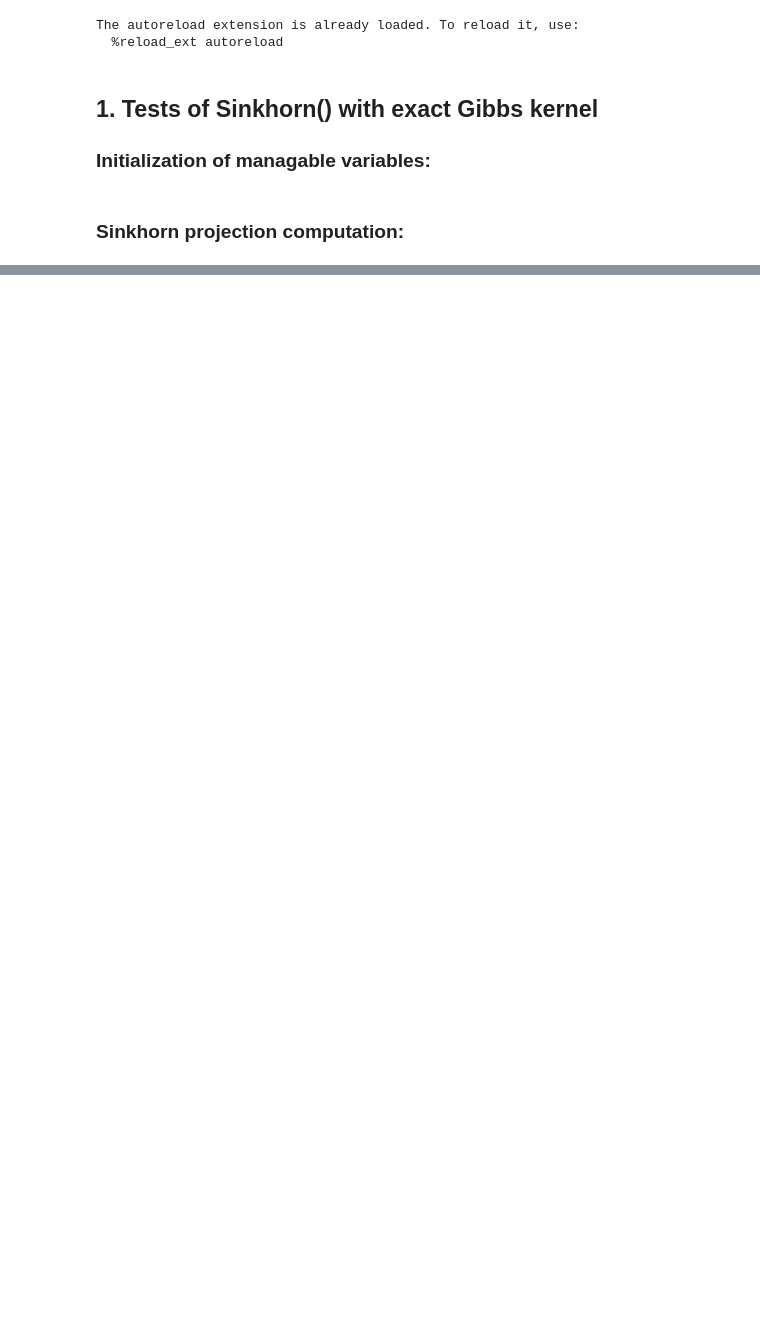
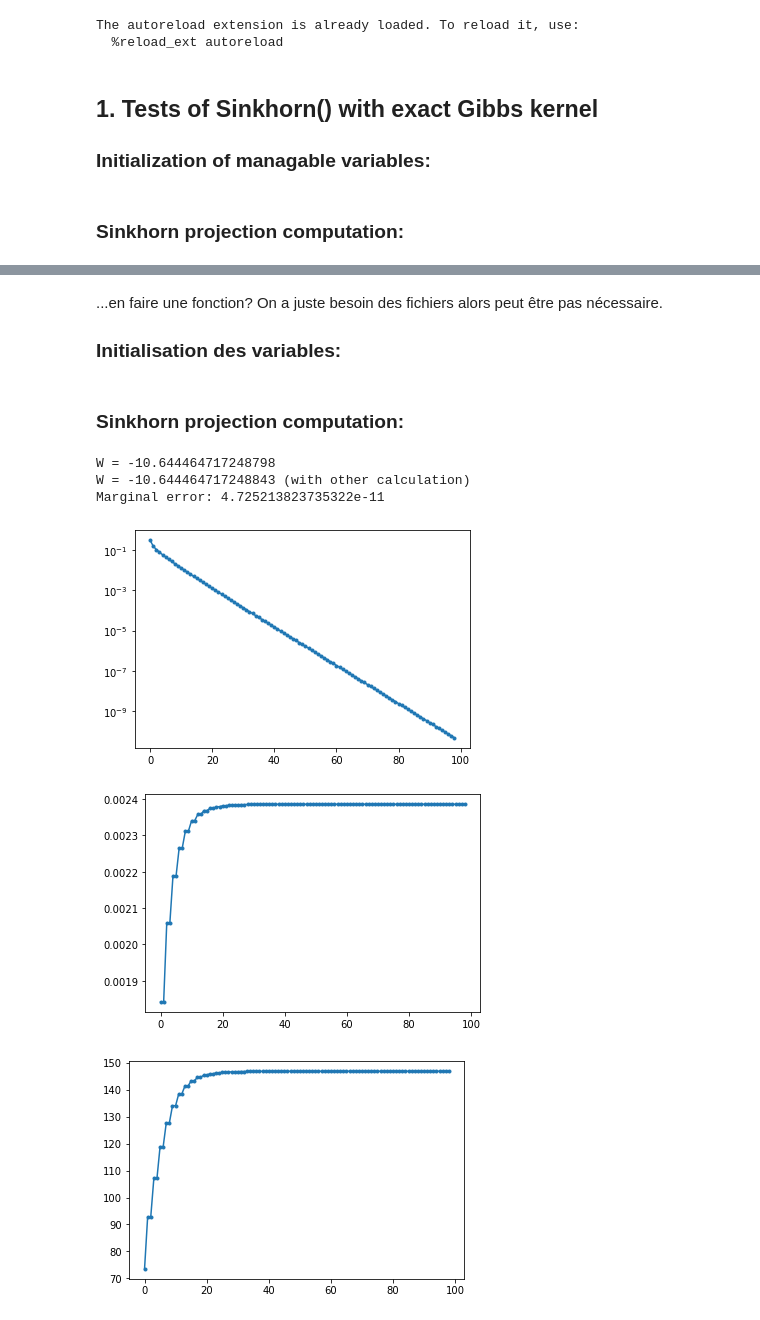
Before and after one commit to Benoit-Muller/Low_Rank_Approximation_Techniques_Project, a Jupyter notebook: tests.ipynb, the cells around one changed output, grey strips where cells are left out. Saved outputs shown, nothing was run; the diff lists cells and outputs as text; code cells hidden in the pictures; blank space fills up the shorter version.

Commit message:
nouveaux tests pour les buidlers
section 2. de test.ipynb

```diff
--- a/tests.ipynb
+++ b/tests.ipynb
@@ -71,0 +94,42 @@ Note que $W$ est **calculé faux dans le paper**, il manque un facteur $\eta^{-1
+# %% [markdown]
+...en faire une fonction? On a juste besoin des fichiers alors peut être pas nécessaire.
+### Initialisation des variables:
+# %%
+img1 = image2array('chihiro_small_032_small.jpg')
+img2 = image2array('ged_small_025_small.jpg')
+C,m1,m2 = array2cost(img1,img2)
+C=C/10 # pour pas qu'il soit trop grand.
+eta = 1
+Kmat = np.exp(-eta*C)
+def K(v):
+    return Kmat@v
+def Kt(v):
+    return (Kmat.T)@v
+delta = 1e-10
+# %% [markdown]
+### Sinkhorn projection computation:
+# %%
+u,v,W,norm_u,norm_v,err = sinkhorn(K,Kt,m1,m2,delta,maxtime=10)
+# Coupling:
+P = u*Kmat*v.T
+# Objective function:
+Wbis = np.sum(C*P) - 1/eta * np.sum(P * np.log(1/P))
+# Display evolution:
+print("W =",W)
+print("W =",Wbis,"(with other calculation)")
+print("Marginal error:",err[-1])
+plt.semilogy(err,".-")
+plt.figure()
+plt.plot(norm_u,".-")
+plt.figure()
+plt.plot(norm_v,".-")
+# Compute resulting image
+img3=transfer_color(P,img1)
+# array2image('chihiro_small_032_small_newcolor.jpg', img3) #problem
+# %% [output]
+W = -10.644464717248798
+W = -10.644464717248843 (with other calculation)
+Marginal error: 4.725213823735322e-11
+[figure, added]
+[figure, added]
+[figure, added]
```
Also changed, not shown: parts of 8 cells of this notebook, 5 other files.
